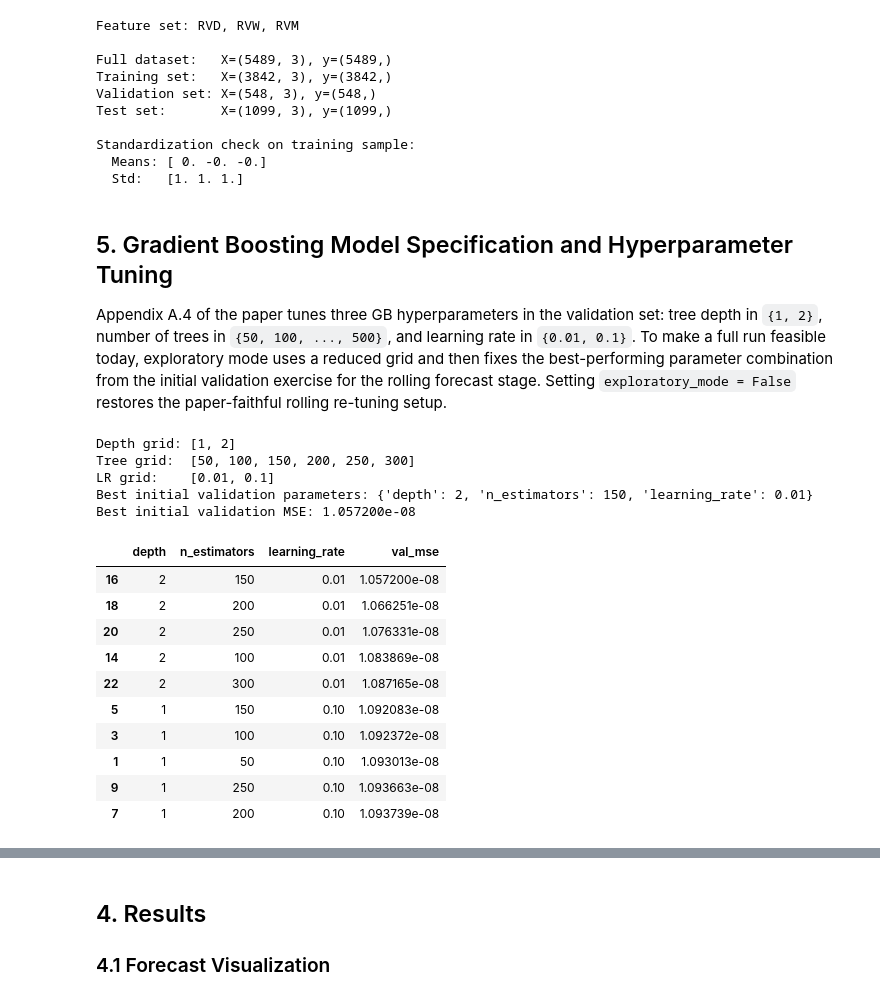
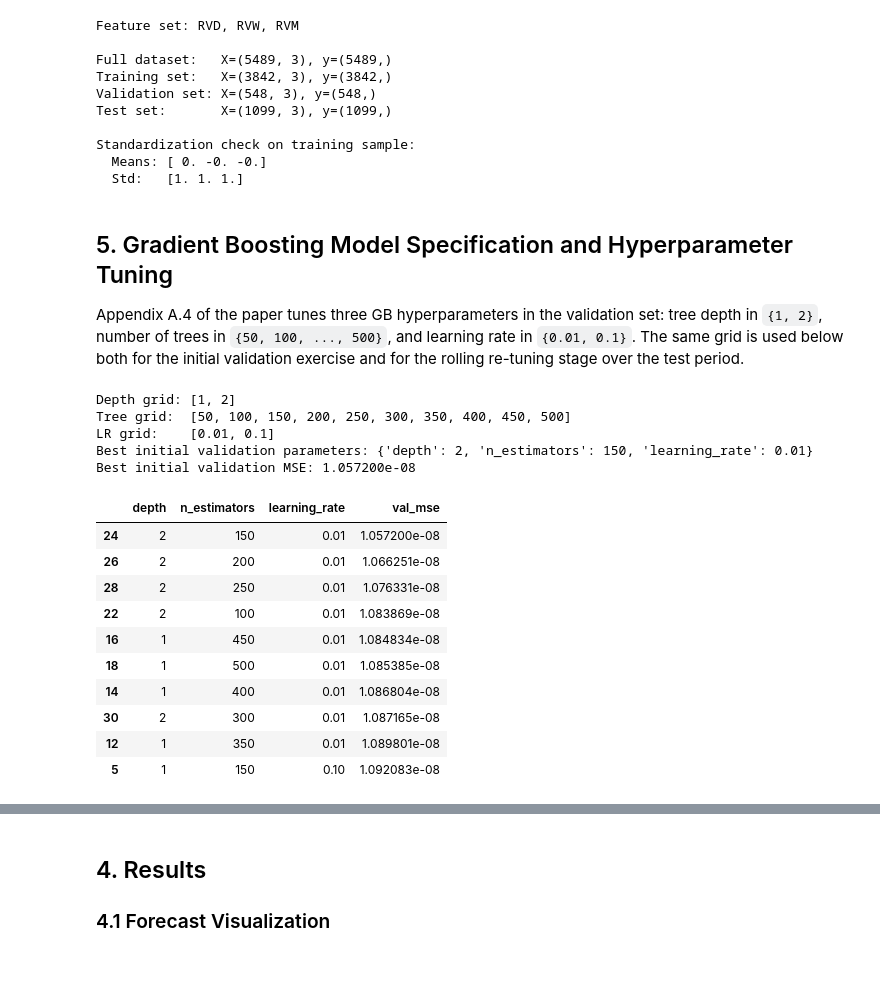
Before and after one commit to tobiasctpersson/MSc-Thesis, a Jupyter notebook: 5-min RV/Python Code/MHAR Results/Tree-based Models/MHAR_5min_GB.ipynb, the cells around one changed output, grey strips where cells are left out. Drawn from its saved outputs; the diff is of its cells as text; code cells hidden in the pictures; blank space fills up the shorter version.

```diff
--- a/5-min RV/Python Code/MHAR Results/Tree-based Models/MHAR_5min_GB.ipynb
+++ b/5-min RV/Python Code/MHAR Results/Tree-based Models/MHAR_5min_GB.ipynb
@@ -73,8 +68,8 @@ out-of-sample evaluation and no estimation or tuning is conducted on it.
 # %%
 # Train / Validation / Test split (70 / 10 / 20)
 n = len(MALL)
-n_train = int(0.70 * n)
-n_val = int(0.10 * n)
+n_train = int(np.floor(0.70 * n))
+n_val = int(np.floor(0.10 * n))
 n_test = n - n_train - n_val
 
 print(f"Training observations:   {n_train}")
@@ -167,11 +140,11 @@ Standardization check on training sample:
 # %% [markdown]
 ## 5. Gradient Boosting Model Specification and Hyperparameter Tuning
 
-Appendix A.4 of the paper tunes three GB hyperparameters in the validation set: tree depth in `{1, 2}`, number of trees in `{50, 100, ..., 500}`, and learning rate in `{0.01, 0.1}`. To make a full run feasible today, exploratory mode uses a reduced grid and then fixes the best-performing parameter combination from the initial validation exercise for the rolling forecast stage. Setting `exploratory_mode = False` restores the paper-faithful rolling re-tuning setup.
+Appendix A.4 of the paper tunes three GB hyperparameters in the validation set: tree depth in `{1, 2}`, number of trees in `{50, 100, ..., 500}`, and learning rate in `{0.01, 0.1}`. The same grid is used below both for the initial validation exercise and for the rolling re-tuning stage over the test period.
 # %%
-# Gradient Boosting hyperparameter grid
+# Gradient Boosting hyperparameter grid following the paper
 depth_grid = [1, 2]
-n_estimators_grid = [50, 100, 150, 200, 250, 300]
+n_estimators_grid = list(range(50, 501, 50))
 learning_rate_grid = [0.01, 0.1]
 
 grid_records = []
@@ -193,41 +166,41 @@ for depth in depth_grid:
 
             grid_records.append({
                 "depth": depth,
                 "n_estimators": n_estimators,
                 "learning_rate": learning_rate,
                 "val_mse": mse
             })
 
             if mse < best_mse:
                 best_mse = mse
                 best_params_initial = {
                     "depth": depth,
                     "n_estimators": n_estimators,
                     "learning_rate": learning_rate
                 }
 
 print(f"Depth grid: {depth_grid}")
 print(f"Tree grid:  {n_estimators_grid}")
 print(f"LR grid:    {learning_rate_grid}")
 print(f"Best initial validation parameters: {best_params_initial}")
 print(f"Best initial validation MSE: {best_mse:.6e}")
 
 grid_results = pd.DataFrame(grid_records).sort_values("val_mse")
 display(grid_results.head(10))
 # %% [output]
 Depth grid: [1, 2]
-Tree grid:  [50, 100, 150, 200, 250, 300]
+Tree grid:  [50, 100, 150, 200, 250, 300, 350, 400, 450, 500]
 LR grid:    [0.01, 0.1]
 Best initial validation parameters: {'depth': 2, 'n_estimators': 150, 'learning_rate': 0.01}
 Best initial validation MSE: 1.057200e-08
 |  | depth | n_estimators | learning_rate | val_mse |
-| 16 | 2 | 150 | 0.01 | 1.057200e-08 |
-| 18 | 2 | 200 | 0.01 | 1.066251e-08 |
-| 20 | 2 | 250 | 0.01 | 1.076331e-08 |
-| 14 | 2 | 100 | 0.01 | 1.083869e-08 |
-| 22 | 2 | 300 | 0.01 | 1.087165e-08 |
+| 24 | 2 | 150 | 0.01 | 1.057200e-08 |
+| 26 | 2 | 200 | 0.01 | 1.066251e-08 |
+| 28 | 2 | 250 | 0.01 | 1.076331e-08 |
+| 22 | 2 | 100 | 0.01 | 1.083869e-08 |
+| 16 | 1 | 450 | 0.01 | 1.084834e-08 |
+| 18 | 1 | 500 | 0.01 | 1.085385e-08 |
+| 14 | 1 | 400 | 0.01 | 1.086804e-08 |
+| 30 | 2 | 300 | 0.01 | 1.087165e-08 |
+| 12 | 1 | 350 | 0.01 | 1.089801e-08 |
 | 5 | 1 | 150 | 0.10 | 1.092083e-08 |
-| 3 | 1 | 100 | 0.10 | 1.092372e-08 |
-| 1 | 1 | 50 | 0.10 | 1.093013e-08 |
-| 9 | 1 | 250 | 0.10 | 1.093663e-08 |
-| 7 | 1 | 200 | 0.10 | 1.093739e-08 |
```
Also changed, not shown: parts of 14 cells of this notebook, 57 other files.
